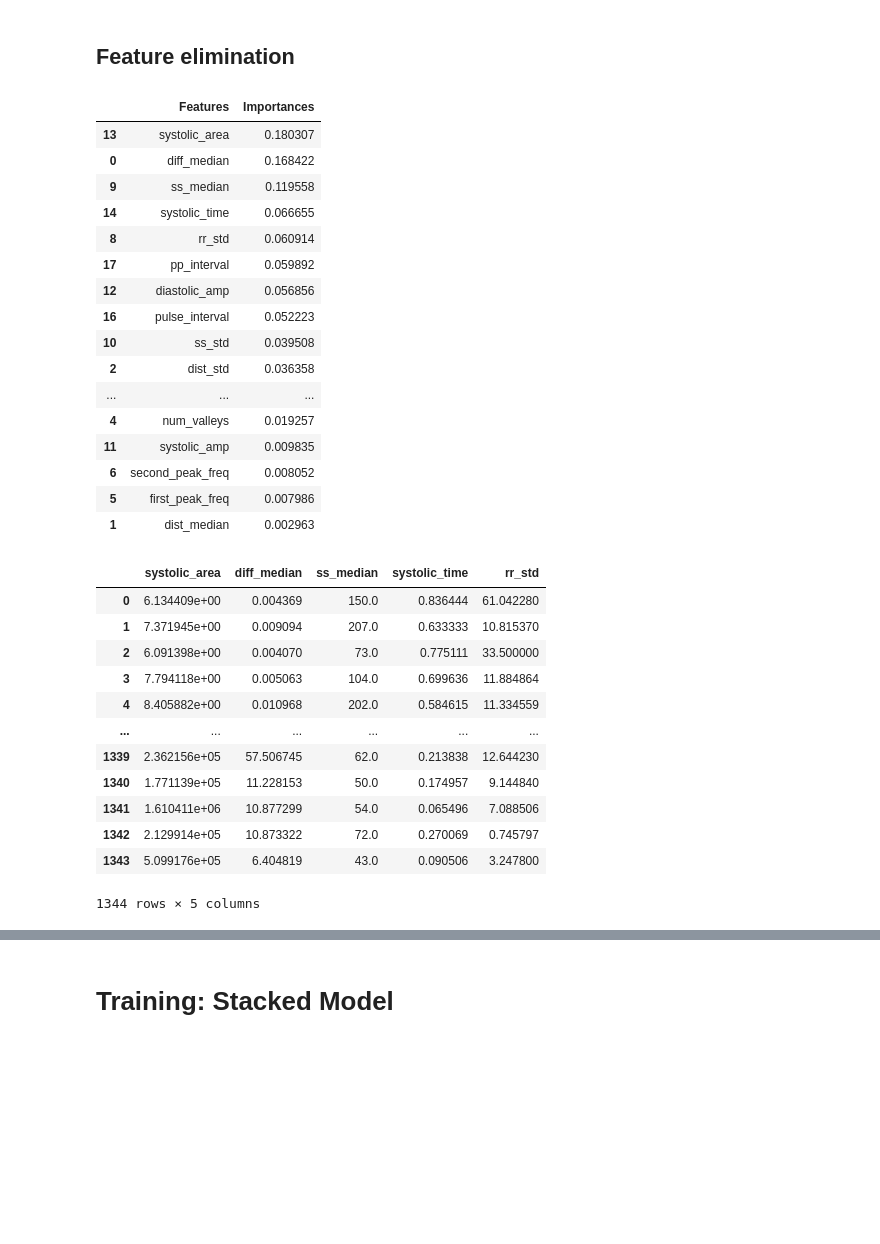
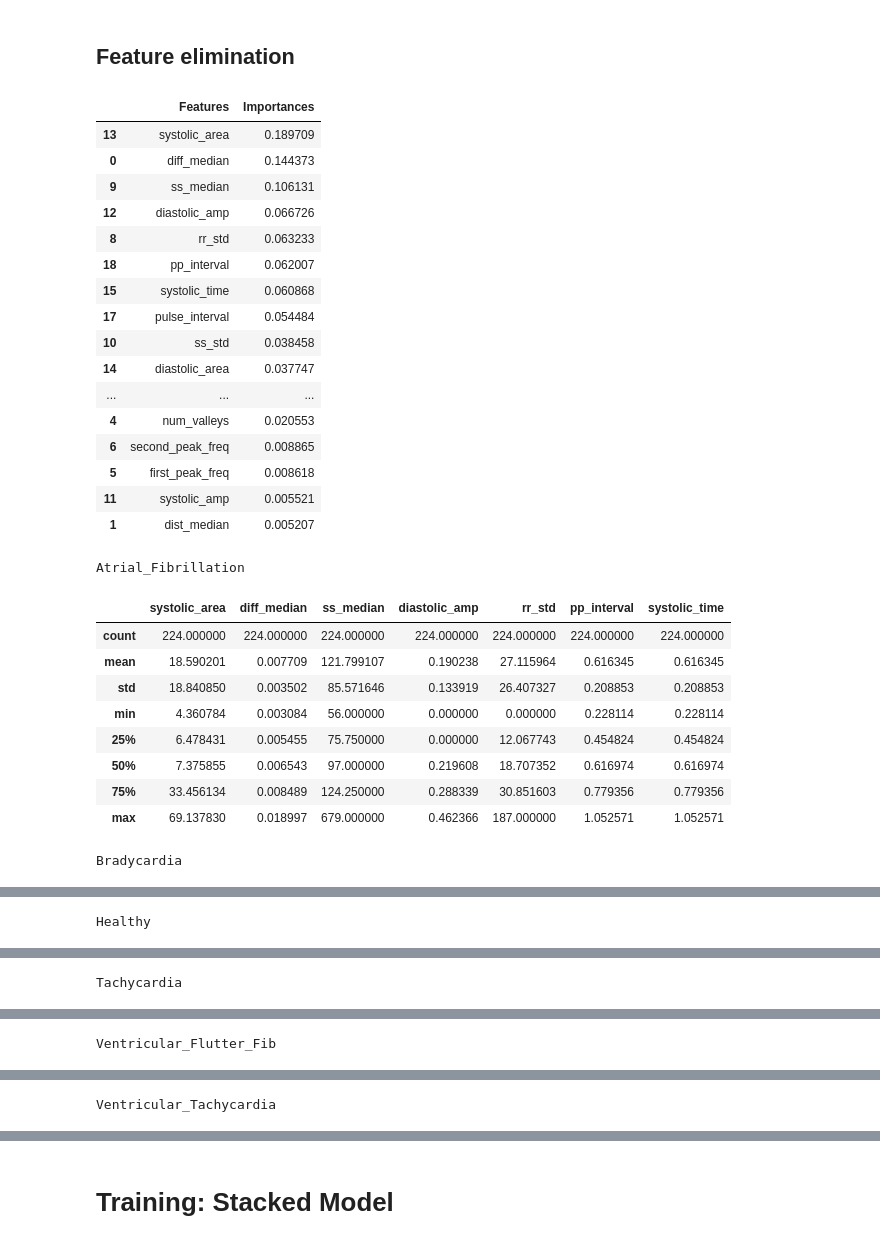
Before and after one commit to sarah-alabdulrazzak/RhythmGuard, a Jupyter notebook: Combined_Models.ipynb, the cells around one changed output, grey strips where cells are left out. Cells and saved outputs as stored; diff of their text form; code cells hidden in the pictures; blank space fills up the shorter version.

Commit message:
Feature description of every label

```diff
--- a/Combined_Models.ipynb
+++ b/Combined_Models.ipynb
@@ -363,7 +363,7 @@ samples_df=pd.DataFrame({"Labels": labels_passed, "Groups": groups_passed, "diff
                         "diastolic_area":diastolic_area, "systolic_time":systolic_time, "diastolic_time":diastolic_time,
                         "pulse_interval":pulse_interval, "pp_interval":pp_interval, "fwhm":fwhm})
 samples_df=samples_df.dropna().reset_index(drop=True)
-samples_df.drop("diastolic_area", axis=1, inplace=True)
+#samples_df.drop("diastolic_area", axis=1, inplace=True)
 samples_df
 # %% [output]
 |  | Labels | Groups | diff_median | dist_median | dist_std | num_peaks | num_valleys | first_peak_freq | ... |
@@ -498,45 +498,55 @@ Test_Score: 0.772, Mean_Score: 0.629, STD: 0.11022710550441811
 # %%
 model = RandomForestClassifier(n_estimators=50, min_samples_split=4, min_samples_leaf=5, max_features=7, max_depth=10)
 model.fit(X, y)
 
 importances=pd.DataFrame({"Features": model.feature_names_in_, "Importances": model.feature_importances_}).sort_values(by="Importances", ascending=False)
 importances.to_excel("RF_Importances.xlsx")
 
 display(importances)
 
-cutoff=0.06
+cutoff=0.058943
 high_importance_features=importances.loc[importances["Importances"]>=cutoff, "Features"].values
 
 X_important = X[high_importance_features]
-X_important
+important_samples_df=pd.concat([X_important,y], axis=1)
+print("Atrial_Fibrillation")
+display(important_samples_df.loc[important_samples_df["Labels"]=="Atrial_Fibrillation"].describe())
+print("Bradycardia")
+display(important_samples_df.loc[important_samples_df["Labels"]=="Bradycardia"].describe())
+print("Healthy")
+display(important_samples_df.loc[important_samples_df["Labels"]=="Healthy"].describe())
+print("Tachycardia")
+display(important_samples_df.loc[important_samples_df["Labels"]=="Tachycardia"].describe())
+print("Ventricular_Flutter_Fib")
+display(important_samples_df.loc[important_samples_df["Labels"]=="Ventricular_Flutter_Fib"].describe())
+print("Ventricular_Tachycardia")
+display(important_samples_df.loc[important_samples_df["Labels"]=="Ventricular_Tachycardia"].describe())
 # %% [output]
 |  | Features | Importances |
-| 13 | systolic_area | 0.180307 |
-| 0 | diff_median | 0.168422 |
-| 9 | ss_median | 0.119558 |
-| 14 | systolic_time | 0.066655 |
-| 8 | rr_std | 0.060914 |
-| 17 | pp_interval | 0.059892 |
-| 12 | diastolic_amp | 0.056856 |
-| 16 | pulse_interval | 0.052223 |
-| 10 | ss_std | 0.039508 |
-| 2 | dist_std | 0.036358 |
+| 13 | systolic_area | 0.189709 |
+| 0 | diff_median | 0.144373 |
+| 9 | ss_median | 0.106131 |
+| 12 | diastolic_amp | 0.066726 |
+| 8 | rr_std | 0.063233 |
+| 18 | pp_interval | 0.062007 |
+| 15 | systolic_time | 0.060868 |
+| 17 | pulse_interval | 0.054484 |
+| 10 | ss_std | 0.038458 |
+| 14 | diastolic_area | 0.037747 |
 | ... | ... | ... |
-| 4 | num_valleys | 0.019257 |
-| 11 | systolic_amp | 0.009835 |
-| 6 | second_peak_freq | 0.008052 |
-| 5 | first_peak_freq | 0.007986 |
-| 1 | dist_median | 0.002963 |
+| 4 | num_valleys | 0.020553 |
+| 6 | second_peak_freq | 0.008865 |
+| 5 | first_peak_freq | 0.008618 |
+| 11 | systolic_amp | 0.005521 |
+| 1 | dist_median | 0.005207 |
+Atrial_Fibrillation
-|  | systolic_area | diff_median | ss_median | systolic_time | rr_std |
-| 0 | 6.134409e+00 | 0.004369 | 150.0 | 0.836444 | 61.042280 |
-| 1 | 7.371945e+00 | 0.009094 | 207.0 | 0.633333 | 10.815370 |
-| 2 | 6.091398e+00 | 0.004070 | 73.0 | 0.775111 | 33.500000 |
-| 3 | 7.794118e+00 | 0.005063 | 104.0 | 0.699636 | 11.884864 |
-| 4 | 8.405882e+00 | 0.010968 | 202.0 | 0.584615 | 11.334559 |
-| ... | ... | ... | ... | ... | ... |
-| 1339 | 2.362156e+05 | 57.506745 | 62.0 | 0.213838 | 12.644230 |
-| 1340 | 1.771139e+05 | 11.228153 | 50.0 | 0.174957 | 9.144840 |
-| 1341 | 1.610411e+06 | 10.877299 | 54.0 | 0.065496 | 7.088506 |
-| 1342 | 2.129914e+05 | 10.873322 | 72.0 | 0.270069 | 0.745797 |
-| 1343 | 5.099176e+05 | 6.404819 | 43.0 | 0.090506 | 3.247800 |
+|  | systolic_area | diff_median | ss_median | diastolic_amp | rr_std | pp_interval | systolic_time |
+| count | 224.000000 | 224.000000 | 224.000000 | 224.000000 | 224.000000 | 224.000000 | 224.000000 |
+| mean | 18.590201 | 0.007709 | 121.799107 | 0.190238 | 27.115964 | 0.616345 | 0.616345 |
+| std | 18.840850 | 0.003502 | 85.571646 | 0.133919 | 26.407327 | 0.208853 | 0.208853 |
+| min | 4.360784 | 0.003084 | 56.000000 | 0.000000 | 0.000000 | 0.228114 | 0.228114 |
+| 25% | 6.478431 | 0.005455 | 75.750000 | 0.000000 | 12.067743 | 0.454824 | 0.454824 |
+| 50% | 7.375855 | 0.006543 | 97.000000 | 0.219608 | 18.707352 | 0.616974 | 0.616974 |
+| 75% | 33.456134 | 0.008489 | 124.250000 | 0.288339 | 30.851603 | 0.779356 | 0.779356 |
+| max | 69.137830 | 0.018997 | 679.000000 | 0.462366 | 187.000000 | 1.052571 | 1.052571 |
-1344 rows × 5 columns
+Bradycardia
@@ -542,0 +562 @@ X_important
+Healthy
@@ -542,0 +572 @@ X_important
+Tachycardia
@@ -542,0 +582 @@ X_important
+Ventricular_Flutter_Fib
@@ -542,0 +592 @@ X_important
+Ventricular_Tachycardia
```
Also changed, not shown: parts of 10 cells of this notebook.
